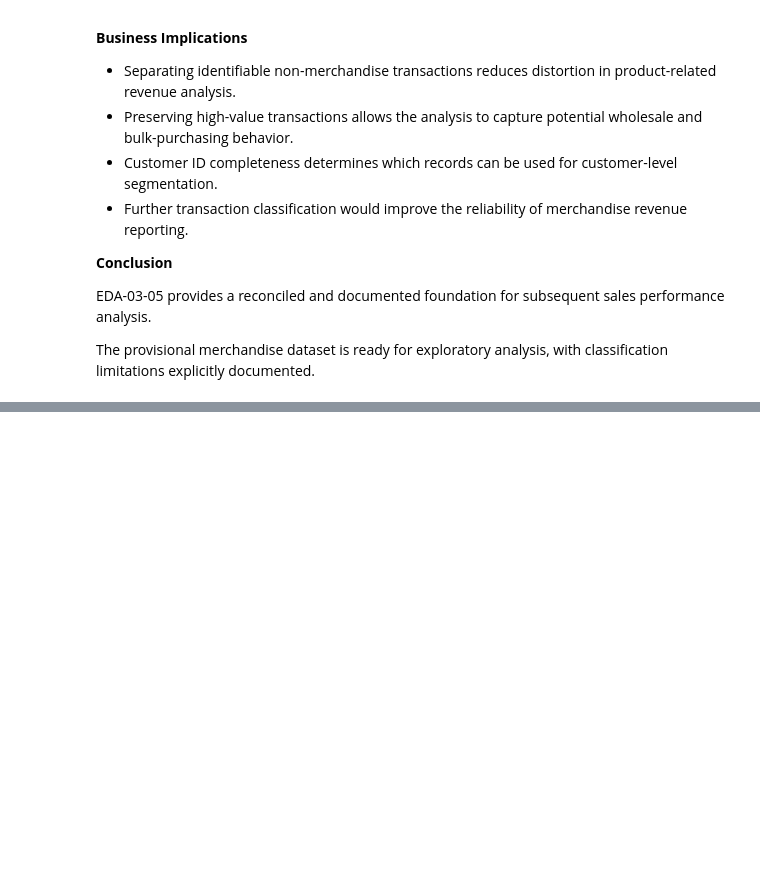
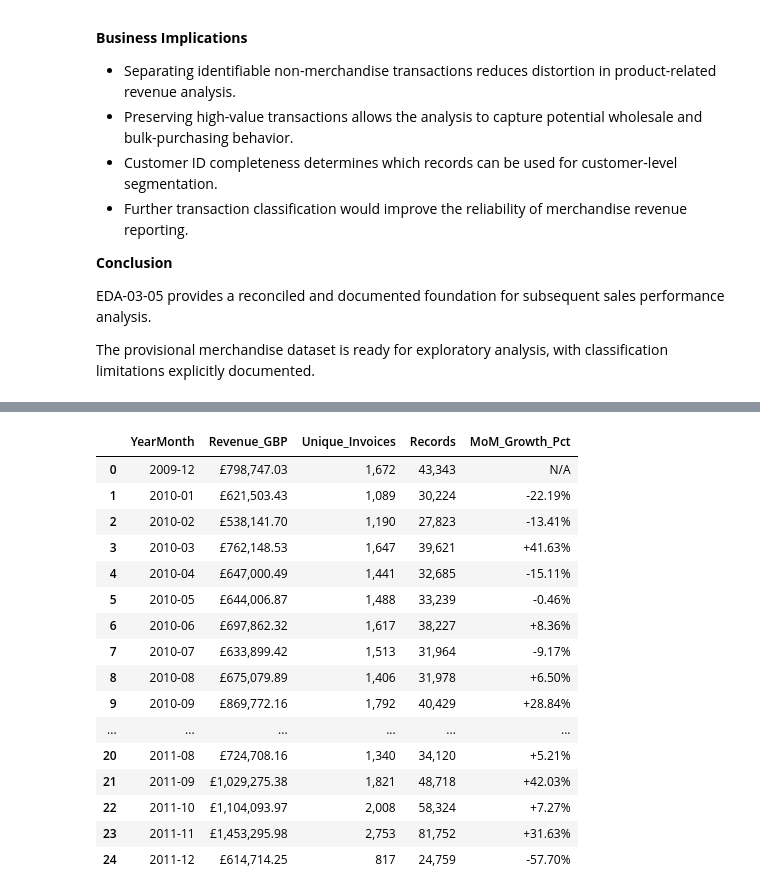
Before and after one commit to yoonjusong-analytics/ecommerce-customer-sales-analysis, a Jupyter notebook: notebooks/03_exploratory_data_analysis.ipynb, the cells around one changed output, grey strips where cells are left out. Cells and saved outputs as stored; diff of their text form; code cells hidden in the pictures; blank space fills up the shorter version.

Commit message:
Complete EDA analysis and final notebook QA

```diff
--- a/notebooks/03_exploratory_data_analysis.ipynb
+++ b/notebooks/03_exploratory_data_analysis.ipynb
@@ -4238,0 +2764,76 @@ Product Total: £19,690,420.57
+# %%
+
+# EDA-04-01-01 | Monthly Sales Aggregation
+
+import pandas as pd
+import numpy as np
+
+# 1. Prepare analysis dataset
+monthly_df = merchandise_sales_df.copy()
+
+# Ensure datetime format
+monthly_df["InvoiceDate"] = pd.to_datetime(
+    monthly_df["InvoiceDate"],
+    errors="coerce"
+)
+
+# Validate dates
+assert monthly_df["InvoiceDate"].notna().all(), (
+    "Invalid InvoiceDate values detected."
+)
+
+# 2. Create monthly period
+monthly_df["YearMonth"] = (
+    monthly_df["InvoiceDate"].dt.to_period("M")
+)
+
+# 3. Aggregate monthly performance
+monthly_sales = (
+    monthly_df.groupby("YearMonth")
+    .agg(
+        Revenue_GBP=("Sales", "sum"),
+        Unique_Invoices=("Invoice", "nunique"),
+        Records=("Sales", "size")
+    )
+    .reset_index()
+    .sort_values("YearMonth")
+)
+
+# 4. Calculate MoM growth
+monthly_sales["MoM_Growth_Pct"] = (
+    monthly_sales["Revenue_GBP"]
+    .pct_change() * 100
+).round(2)
+
+# 5. Format date for reporting
+monthly_sales["YearMonth"] = (
+    monthly_sales["YearMonth"].astype(str)
+)
+
+# 6. Display results
+print("=== EDA-04-01-01 | Monthly Sales Summary ===")
+
+display(
+    monthly_sales.style.format({
+        "Revenue_GBP": "£{:,.2f}",
+        "Unique_Invoices": "{:,.0f}",
+        "Records": "{:,.0f}",
+        "MoM_Growth_Pct": "{:+.2f}%",
+    }, na_rep="N/A")
+)
+
+print("\n=== Validation ===")
+print(f"Total Months: {len(monthly_sales)}")
+print(f"Total Revenue: £{monthly_sales['Revenue_GBP'].sum():,.2f}")
+
+revenue_check = np.isclose(
+    monthly_sales["Revenue_GBP"].sum(),
+    merchandise_sales_df["Sales"].sum(),
+    rtol=0,
+    atol=0.01
+)
+
+assert revenue_check, "Monthly revenue reconciliation failed."
+
+print("EDA-04-01-01 Monthly Sales Aggregation: PASS")
+# %% [output]
@@ -4238,0 +2841,17 @@ Product Total: £19,690,420.57
+|  | YearMonth | Revenue_GBP | Unique_Invoices | Records | MoM_Growth_Pct |
+| 0 | 2009-12 | £798,747.03 | 1,672 | 43,343 | N/A |
+| 1 | 2010-01 | £621,503.43 | 1,089 | 30,224 | -22.19% |
+| 2 | 2010-02 | £538,141.70 | 1,190 | 27,823 | -13.41% |
+| 3 | 2010-03 | £762,148.53 | 1,647 | 39,621 | +41.63% |
+| 4 | 2010-04 | £647,000.49 | 1,441 | 32,685 | -15.11% |
+| 5 | 2010-05 | £644,006.87 | 1,488 | 33,239 | -0.46% |
+| 6 | 2010-06 | £697,862.32 | 1,617 | 38,227 | +8.36% |
+| 7 | 2010-07 | £633,899.42 | 1,513 | 31,964 | -9.17% |
+| 8 | 2010-08 | £675,079.89 | 1,406 | 31,978 | +6.50% |
+| 9 | 2010-09 | £869,772.16 | 1,792 | 40,429 | +28.84% |
+| ... | ... | ... | ... | ... | ... |
+| 20 | 2011-08 | £724,708.16 | 1,340 | 34,120 | +5.21% |
+| 21 | 2011-09 | £1,029,275.38 | 1,821 | 48,718 | +42.03% |
+| 22 | 2011-10 | £1,104,093.97 | 2,008 | 58,324 | +7.27% |
+| 23 | 2011-11 | £1,453,295.98 | 2,753 | 81,752 | +31.63% |
+| 24 | 2011-12 | £614,714.25 | 817 | 24,759 | -57.70% |
```
Also changed, not shown: parts of 189 cells of this notebook, 10 other files.
